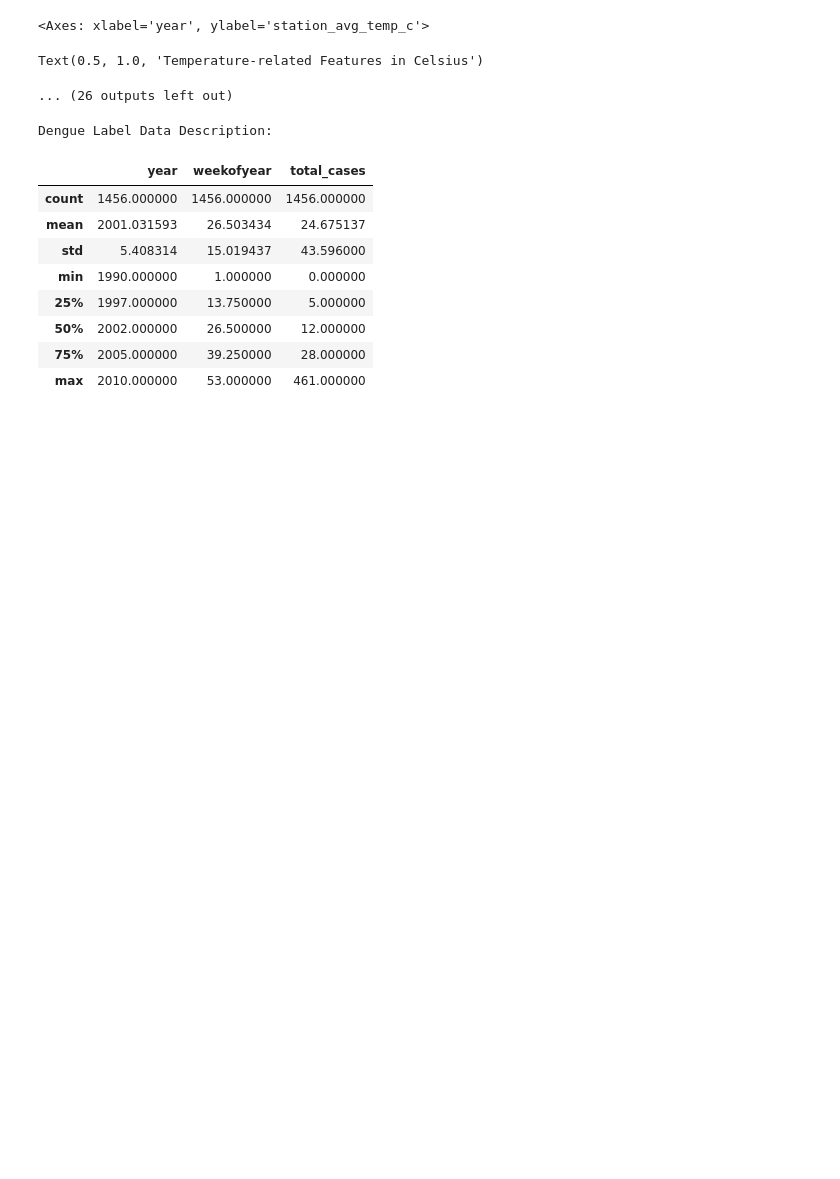
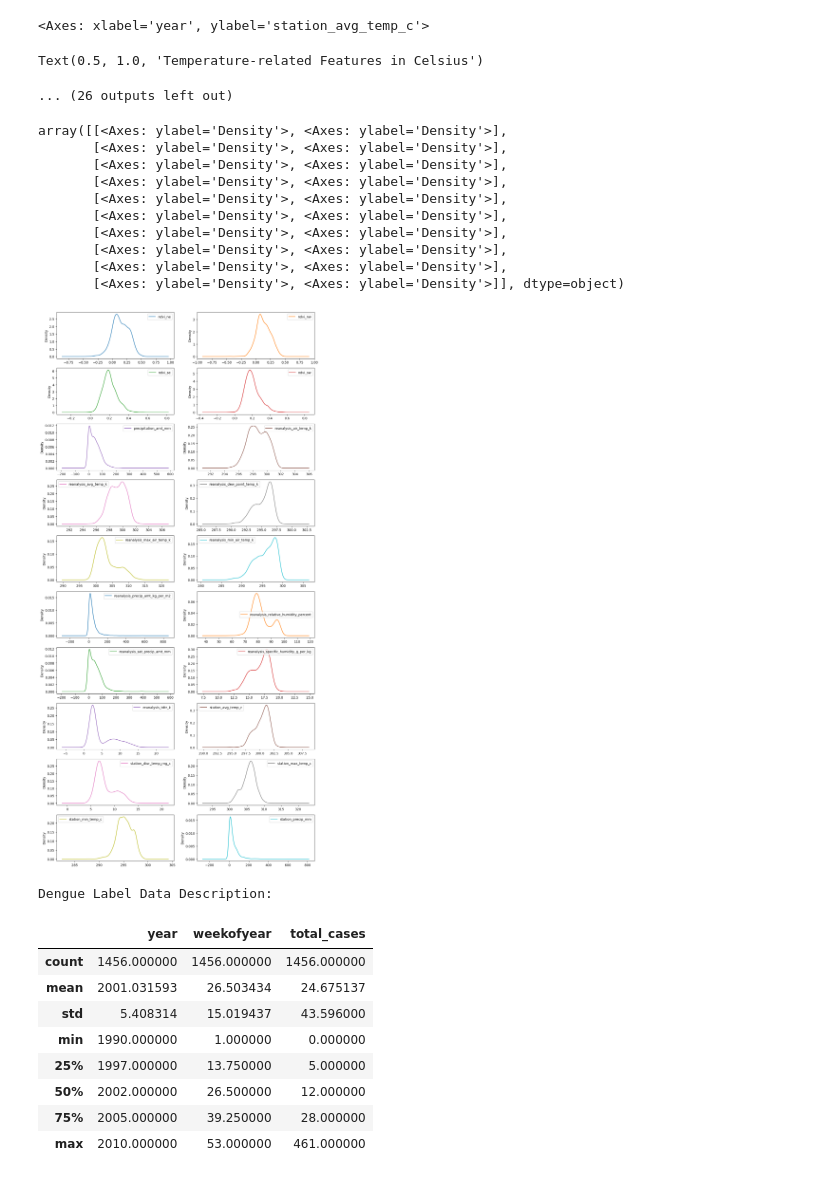
Before and after one commit to RatnasriNilakshan/DengAl, a Jupyter notebook: DengAI.ipynb, the cells around one changed output. Saved outputs shown, nothing was run; the diff lists cells and outputs as text; code cells hidden in the pictures; blank space fills up the shorter version.

```diff
--- a/DengAI.ipynb
+++ b/DengAI.ipynb
@@ -186,6 +188,21 @@ Text(0, 0.5, 'Value')
 <Axes: xlabel='year', ylabel='station_avg_temp_c'>
 Text(0.5, 1.0, 'Temperature-related Features in Celsius')
 ... (26 outputs left out)
+# %%
+(dengue_feature_train_data.drop(['year', 'weekofyear'], axis=1)
+    .plot(kind='kde', subplots=True, figsize=(14, 30), layout=(10, 2), sharex=False))
+# %% [output]
+array([[<Axes: ylabel='Density'>, <Axes: ylabel='Density'>],
+       [<Axes: ylabel='Density'>, <Axes: ylabel='Density'>],
+       [<Axes: ylabel='Density'>, <Axes: ylabel='Density'>],
+       [<Axes: ylabel='Density'>, <Axes: ylabel='Density'>],
+       [<Axes: ylabel='Density'>, <Axes: ylabel='Density'>],
+       [<Axes: ylabel='Density'>, <Axes: ylabel='Density'>],
+       [<Axes: ylabel='Density'>, <Axes: ylabel='Density'>],
+       [<Axes: ylabel='Density'>, <Axes: ylabel='Density'>],
+       [<Axes: ylabel='Density'>, <Axes: ylabel='Density'>],
+       [<Axes: ylabel='Density'>, <Axes: ylabel='Density'>]], dtype=object)
+[figure, added]
 # %%
 # Display the DataFrame descriptions
 
```
Also changed, not shown: parts of 30 cells of this notebook.
